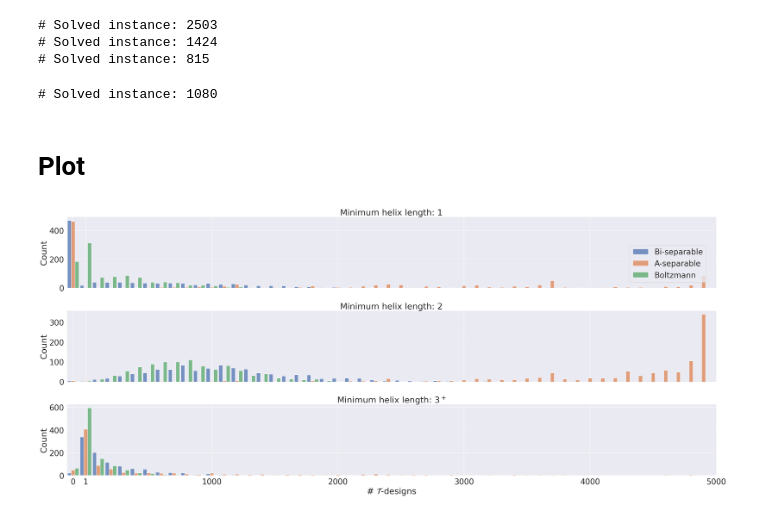
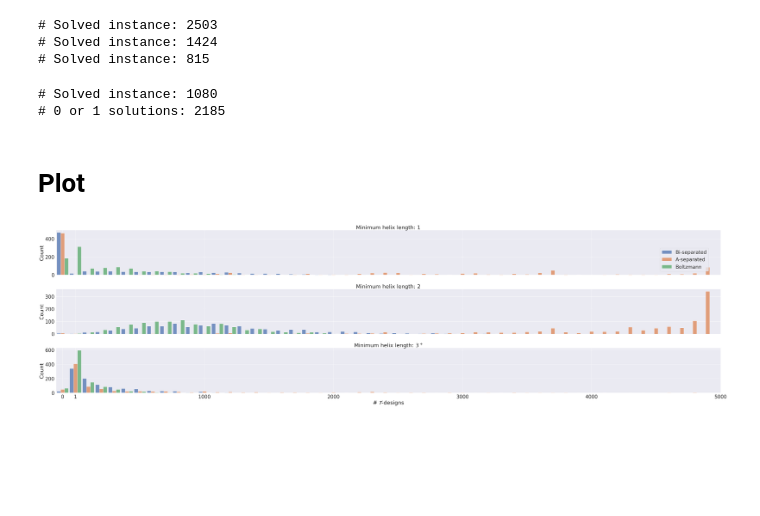
Before and after one commit to ViennaRNA/negseeddesign, a Jupyter notebook: notebooks/Immediate solution (sec 3.2).ipynb, the cells around one changed output. Saved outputs shown, nothing was run; the diff lists cells and outputs as text; code cells hidden in the pictures; blank space fills up the shorter version.

```diff
--- a/notebooks/Immediate solution (sec 3.2).ipynb
+++ b/notebooks/Immediate solution (sec 3.2).ipynb
@@ -64,31 +64,33 @@ print('# Solved instance:', len(dfCount[(dfCount['seed']=='linearbp')&(dfCount['
 # %%
 # Uniform
 print('# Solved instance:', len(dfCount[(dfCount['seed']=='uniform')&(dfCount['unique']>0)]))
+print('# 0 or 1 solutions:', len(dfCount[(dfCount['seed']=='uniform')&(dfCount['unique']<=1)]))
 # %% [output]
 # Solved instance: 1080
+# 0 or 1 solutions: 2185
 # %% [markdown]
 # Plot
 # %%
 dfCount.loc[dfCount['unique']==0, 'unique'] = -100
 sns.set(font_scale=2.5)
 g = sns.displot(data=dfCount[dfCount['seed'].isin(['linearbp', 'linearbp_onlyA', 'bpenergy'])], x='unique', hue='seed', row='Min Helix',
                 hue_order=['linearbp', 'linearbp_onlyA', 'bpenergy'],  multiple="dodge", shrink=0.9,
-                binwidth=100, palette=sns.color_palette()[:3], aspect=6, facet_kws={'sharey': False})
-new_labels = ['Bi-separable', 'A-separable', 'Boltzmann']
+                binwidth=100, palette=sns.color_palette()[:3], aspect=10, facet_kws={'sharey': False})
+new_labels = ['Bi-separated', 'A-separated', 'Boltzmann']
 for i in range(3):
     g.axes[i,0].set_title(f"Minimum helix length: {i+1}{'$^+$' if i == 2 else ''}")
 
 g._legend.set_title("")
 for t, l in zip(g._legend.texts, new_labels):
     t.set_text(l)
 sns.move_legend(g, "center right", bbox_to_anchor=(.978, .79),frameon=True)
 plt.tight_layout()
 plt.xlabel('# $\mathcal{T}$-designs')
 # xlabels = ['3-biseparable LinearBPDesign', 'Min-separable LinearBPDesign', 'Base pair Energy']
 # for i, ax in enumerate(g.axes[-1]):
 #     ax.set_xlabel(f'# Directed solutions by {xlabels[i]}')
 plt.xlim(-100, 5000)
 plt.xticks([x+50 for x in [-100,0,1000,2000,3000,4000,5000]],[0,1,1000,2000,3000,4000,5000])
 plt.savefig('../img/immediate_solution_dist.pdf', dpi=200, bbox_inches='tight')
 # %% [output]
-[figure, old version]
+[figure, new version]
```
Also changed, not shown: 28 other files.
